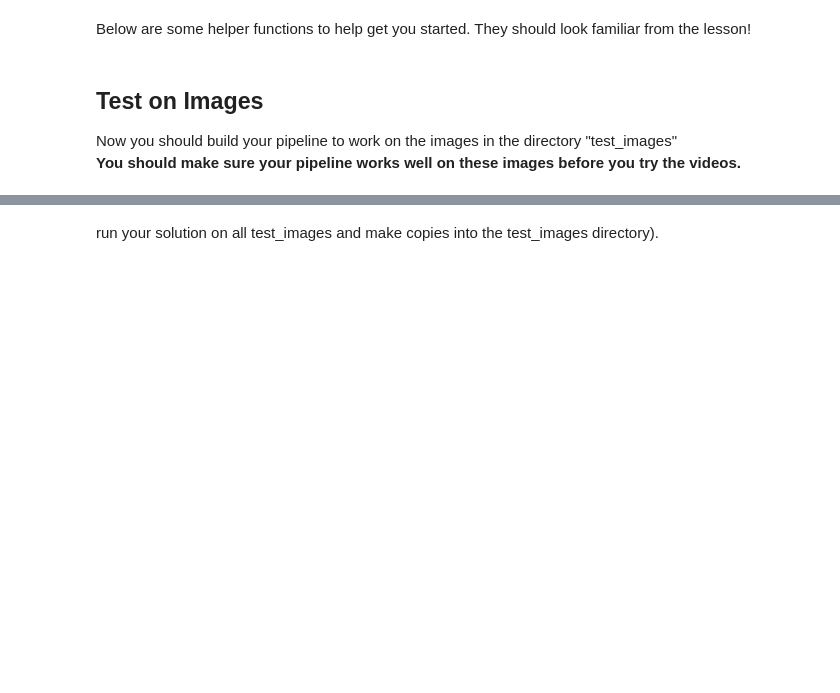
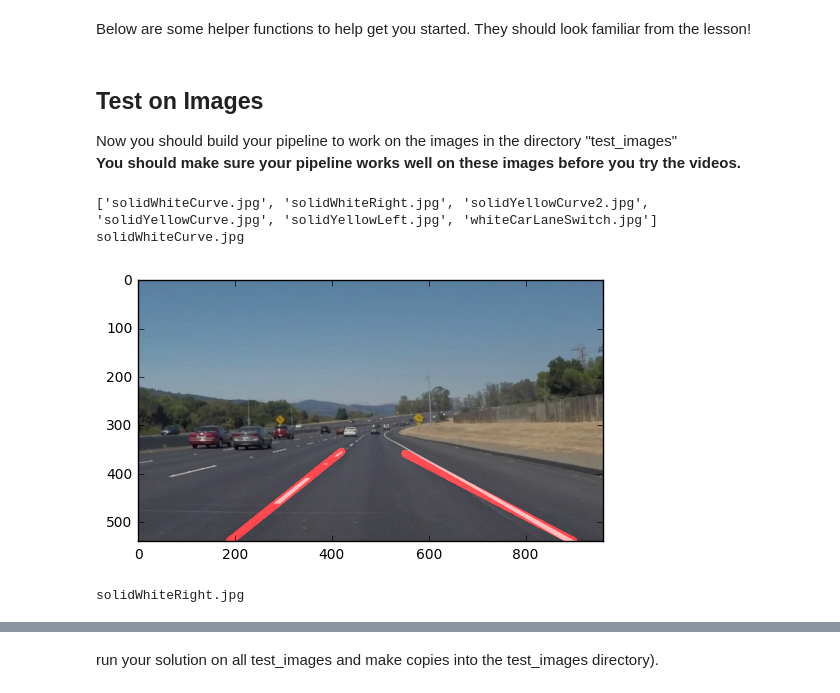
Before and after one commit to fscbr/sdc_course, a Jupyter notebook: CarND-LaneLines-P1/P1_sdc.ipynb, the cells around one changed output, grey strips where cells are left out. Cells and saved outputs as stored; diff of their text form; code cells hidden in the pictures; blank space fills up the shorter version.

```diff
--- a/CarND-LaneLines-P1/P1_sdc.ipynb
+++ b/CarND-LaneLines-P1/P1_sdc.ipynb
@@ -101,7 +105,7 @@ def region_of_interest(img, vertices):
     return masked_image
 
 
-def draw_lines(img, lines, color=[255, 0, 0], thickness=2):
+def draw_lines(img, lines, color=[255, 0, 0], thickness=15):
     """
     NOTE: this is the function you might want to use as a starting point once you want to
     average/extrapolate the line segments you detect to map out the full
@@ -346,71 +360,77 @@ print(os.listdir("test_images/"))
 
 #the process chain to draw lane lines on the road
 def process_colored_image(image):
-#plt.imshow(image)
-#plt.show()
 
-#white filter
-#  filtered_image = color_select(image,200,200,200)
-#yellow color filter
-#  filtered_image = color_select(image,200,200,120)
+#  apply a color statistical filter
+  filtered_image = filterImage(image)
 
-  filtered_image = filterImage(image)
-#plt.imshow(filtered_image)
-#plt.show()
+# apply an area of interest
+  area_filtered_image = filterAreaOfInterest(filtered_image)
 
-  gray = grayscale(filtered_image)
-#plt.imshow(gray,cmap='gray')
-#plt.show()
+# move to gray shaded
+  gray = grayscale(area_filtered_image)
 
-# Define a kernel size and apply Gaussian smoothing
-  kernel_size = 5
+# define a kernel size and apply Gaussian smoothing
+  kernel_size = 9
   blur_gray = gaussian_blur(gray,kernel_size).copy()
-#plt.imshow(blur_gray,cmap='gray' )
-#plt.show()
 
-# Define our parameters for Canny and apply
+# define our parameters for Canny and apply
   low_threshold = 200
   high_threshold = 255
   edges = canny(blur_gray, low_threshold, high_threshold).copy()
-#  plt.imshow(edges,cmap='gray' )
-#  plt.show()
 
-# Define the Hough transform parameters
-# Make a blank the same size as our image to draw on
+# define the Hough transform parameters
   rho = 1
   theta = np.pi/180
   threshold = 1
-  min_line_length = 60
-  max_line_gap = 40
+  min_line_length = 65
+  max_line_gap = 80
 
-# Run Hough on edge detected image
-  lines = cv2.HoughLines(edges, rho, theta, min_line_length)
+# define parameters for avering. max difference in slope and offest intwo steps
+  delta_m1 = 0.02
+  delta_b1 = 8
+  delta_m2 = 0.2
+  delta_b2 = 20
 
-  #max difference in angle for similar lines
-  delta_theta = 0.2
+# Run Hough on edge detected image, if nothing is detected reduce line length
+  lines = cv2.HoughLinesP(edges, rho, theta, threshold, np.array([]), minLineLength=min_line_length, maxLineGap=max_line_gap)
+  factor = 1
+  while lines == None:
+    factor *= 0.9
+    lines = cv2.HoughLinesP(edges, rho, theta, threshold, np.array([]), minLineLength=min_line_length*factor, maxLineGap=max_line_gap)
+
+#tw step avering of lines
+  lines = averageLines(lines,delta_m1,delta_b1)
+  if len(lines) > 2:
+    lines = averageLines2(lines,delta_m2,delta_b2)
+
+#extend lines and select a left and a right line
   lines_img = np.zeros((*edges.shape, 3), dtype=np.uint8)
+  lines = extendLines(lines,lines_img.shape[0], lines_img.shape[1])
 
-  lines = average_lines(lines, delta_theta)
-  lines = extend_lines_to_bottom(lines,lines_img.shape[0], lines_img.shape[1])
-  lines = extend_lines_to_cut_point(lines,lines_img.shape[0]*0.5)
+#paint lines on a blank image
   for line in lines:
-    cv2.line(lines_img, (line[0], line[1]), (line[2], line[3]), [255,0,0], 15)
+    (m,b,x1,y1,x2,y2) = line
+    cv2.line(lines_img, (x1,y1), (x2,y2), [255,0,0], 15)
 
-#  lines_img = hough_lines(edges,rho, theta, threshold, min_line_length, max_line_gap)
-#  plt.imshow(lines_img,cmap='gray' )
-#  plt.show()
-
+#merge the lines on teh orig image
   result = weighted_img(lines_img, image)
   return result
 
+#loop ove rthe test pictures
 for item in os.listdir("test_images/"):
   #Read in and grayscale the image
   print(item)
   path_to_image = os.path.join("test_images",item)
   image = mpimg.imread(path_to_image)
   result = process_colored_image(image)
   path_to_result = os.path.join("test_images","result_{0}".format(item))
   fig = plt.gcf()
   plt.imshow(result)
-  fig.savefig(path_to_result)
+  #fig.savefig(path_to_result)
   plt.show()
+# %% [output]
+['solidWhiteCurve.jpg', 'solidWhiteRight.jpg', 'solidYellowCurve2.jpg', 'solidYellowCurve.jpg', 'solidYellowLeft.jpg', 'whiteCarLaneSwitch.jpg']
+solidWhiteCurve.jpg
+[figure, added]
+solidWhiteRight.jpg
```
Also changed, not shown: parts of 10 cells of this notebook.
